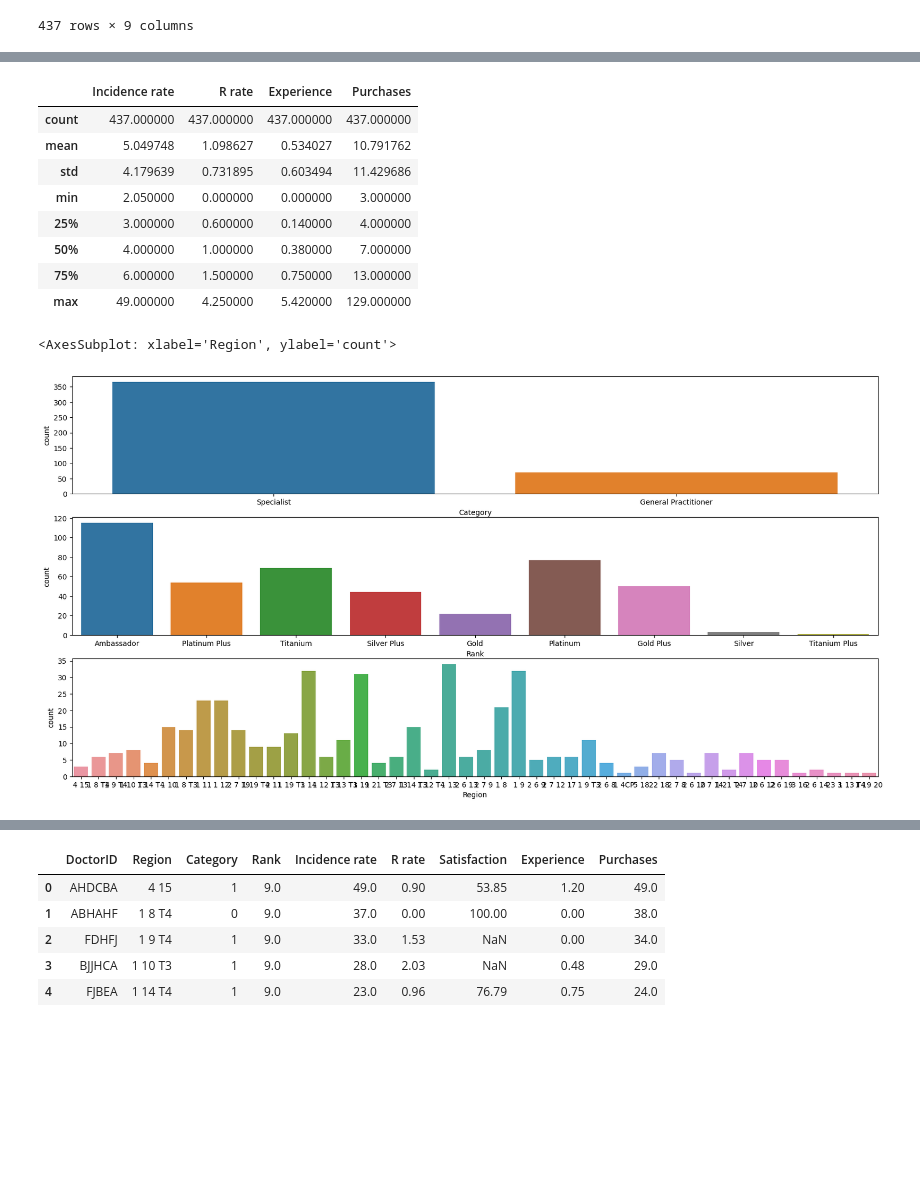
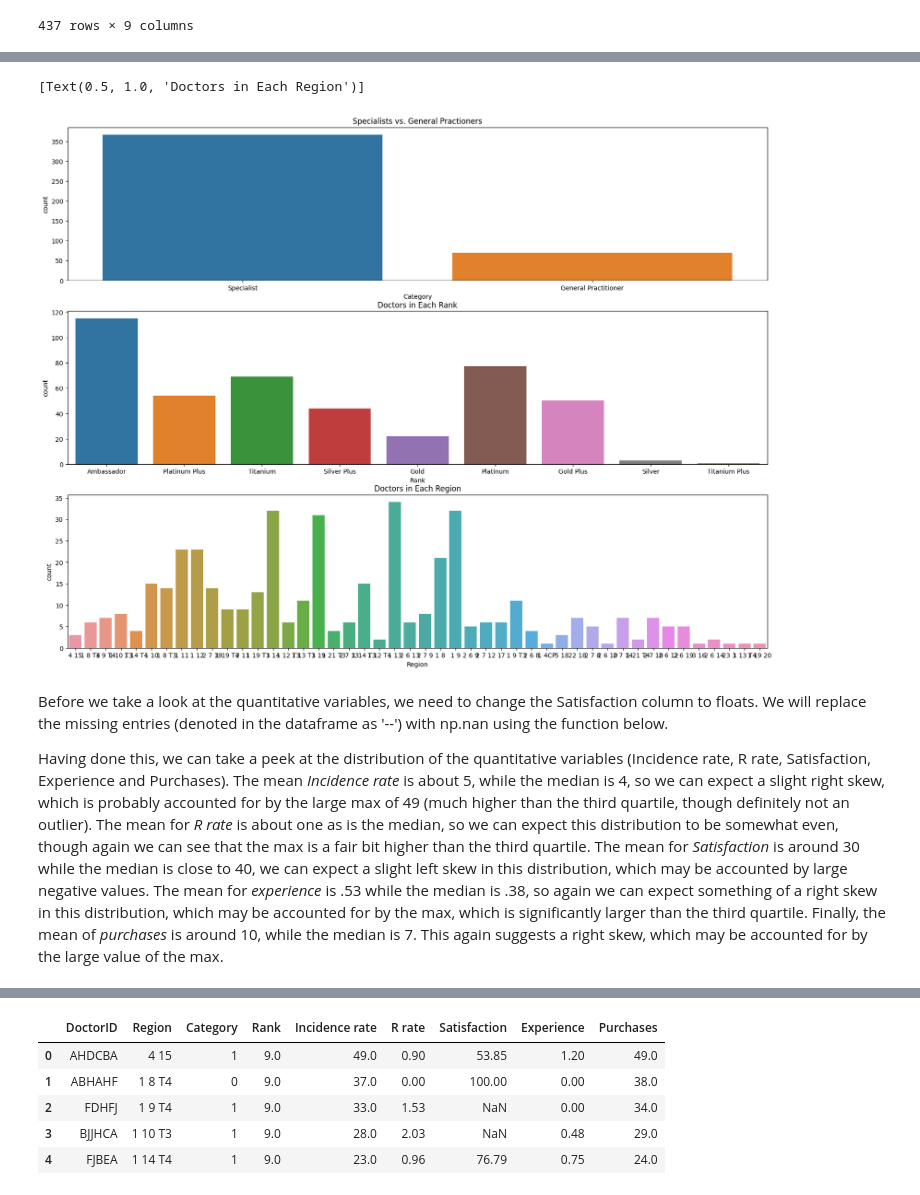
Before and after one commit to KBrandt57/COGS_118B_Project, a Jupyter notebook: project_notebook.ipynb, the cells around one changed output, grey strips where cells are left out. Saved outputs shown, nothing was run; the diff lists cells and outputs as text; code cells hidden in the pictures; blank space fills up the shorter version.

```diff
--- a/project_notebook.ipynb
+++ b/project_notebook.ipynb
@@ -128,21 +102,9 @@ Length: 99, dtype: int64
-# %%
-doctors.describe()
-# %% [output]
-|  | Incidence rate | R rate | Experience | Purchases |
-| count | 437.000000 | 437.000000 | 437.000000 | 437.000000 |
-| mean | 5.049748 | 1.098627 | 0.534027 | 10.791762 |
-| std | 4.179639 | 0.731895 | 0.603494 | 11.429686 |
-| min | 2.050000 | 0.000000 | 0.000000 | 3.000000 |
-| 25% | 3.000000 | 0.600000 | 0.140000 | 4.000000 |
-| 50% | 4.000000 | 1.000000 | 0.380000 | 7.000000 |
-| 75% | 6.000000 | 1.500000 | 0.750000 | 13.000000 |
-| max | 49.000000 | 4.250000 | 5.420000 | 129.000000 |
 # %%
-#Visualizing the above. Dunno if quite useful, but good to get an idea of the data nonetheless
-f1, axs = plt.subplots(3,1, figsize = (20, 10))
-sns.countplot(data = doctors, x = 'Category', ax = axs[0])
-sns.countplot(data = doctors, x = 'Rank', ax = axs[1])
-sns.countplot(data = doctors, x = 'Region', ax = axs[2])
+#Visualizing the above.
+f1, axs = plt.subplots(3,1, figsize = (20, 15))
+sns.countplot(data = doctors, x = 'Category', ax = axs[0]).set(title = 'Specialists vs. General Practioners')
+sns.countplot(data = doctors, x = 'Rank', ax = axs[1]).set(title = 'Doctors in Each Rank')
+sns.countplot(data = doctors, x = 'Region', ax = axs[2]).set(title = 'Doctors in Each Region')
 # %% [output]
-<AxesSubplot: xlabel='Region', ylabel='count'>
+[Text(0.5, 1.0, 'Doctors in Each Region')]
-[figure, old version]
+[figure, new version]
@@ -148,0 +120,4 @@ sns.countplot(data = doctors, x = 'Region', ax = axs[2])
+# %% [markdown]
+Before we take a look at the quantitative variables, we need to change the Satisfaction column to floats. We will replace the missing entries (denoted in the dataframe as '--') with np.nan using the function below.
+
+Having done this, we can take a peek at the distribution of the quantitative variables (Incidence rate, R rate, Satisfaction, Experience and Purchases). The mean *Incidence rate* is about 5, while the median is 4, so we can expect a slight right skew, which is probably accounted for by the large max of 49 (much higher than the third quartile, though definitely not an outlier). The mean for *R rate* is about one as is the median, so we can expect this distribution to be somewhat even, though again we can see that the max is a fair bit higher than the third quartile. The mean for *Satisfaction* is around 30 while the median is close to 40, we can expect a slight left skew in this distribution, which may be accounted by large negative values. The mean for *experience* is .53 while the median is .38, so again we can expect something of a right skew in this distribution, which may be accounted for by the max, which is significantly larger than the third quartile. Finally, the mean of *purchases* is around 10, while the median is 7. This again suggests a right skew, which may be accounted for by the large value of the max.
```
Also changed, not shown: parts of 16 cells of this notebook.
